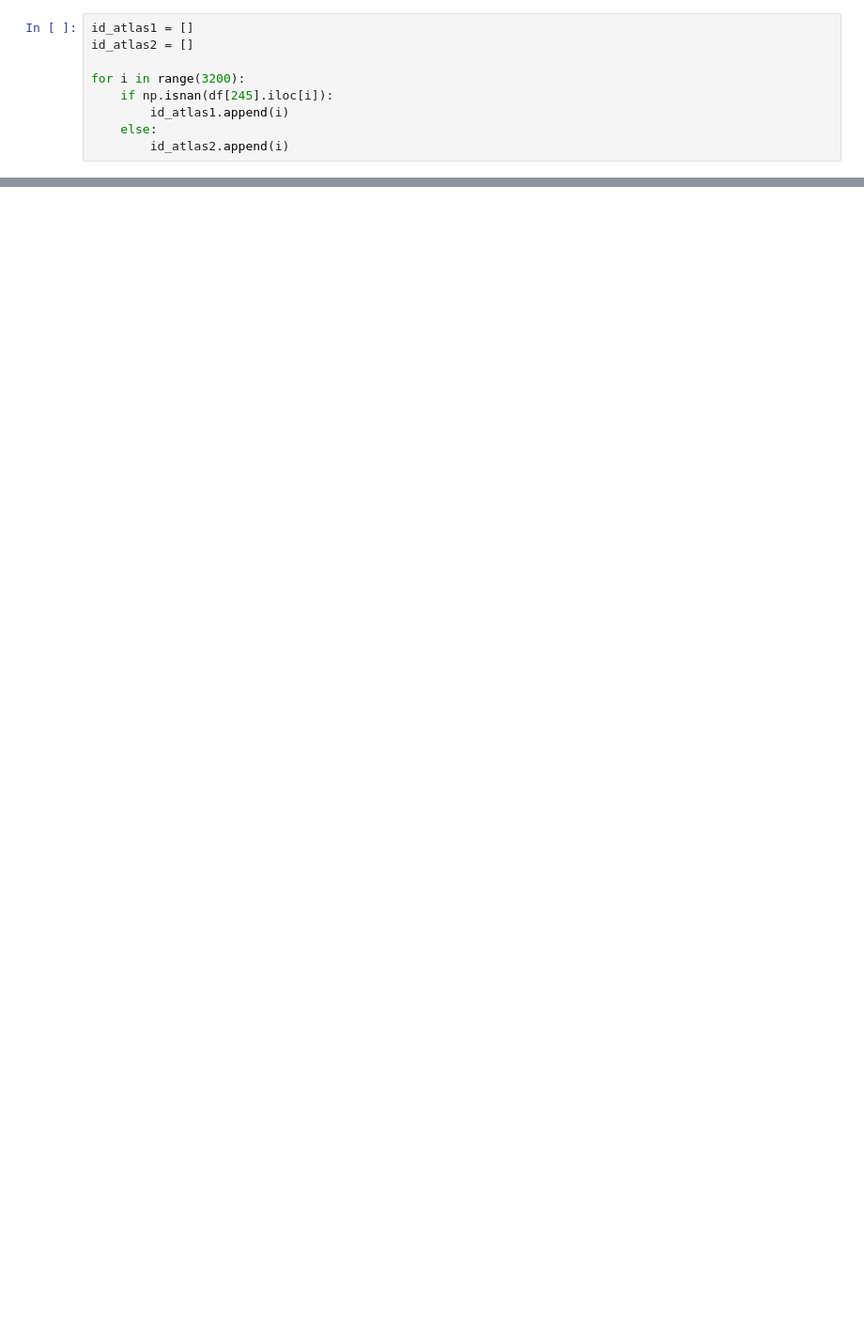
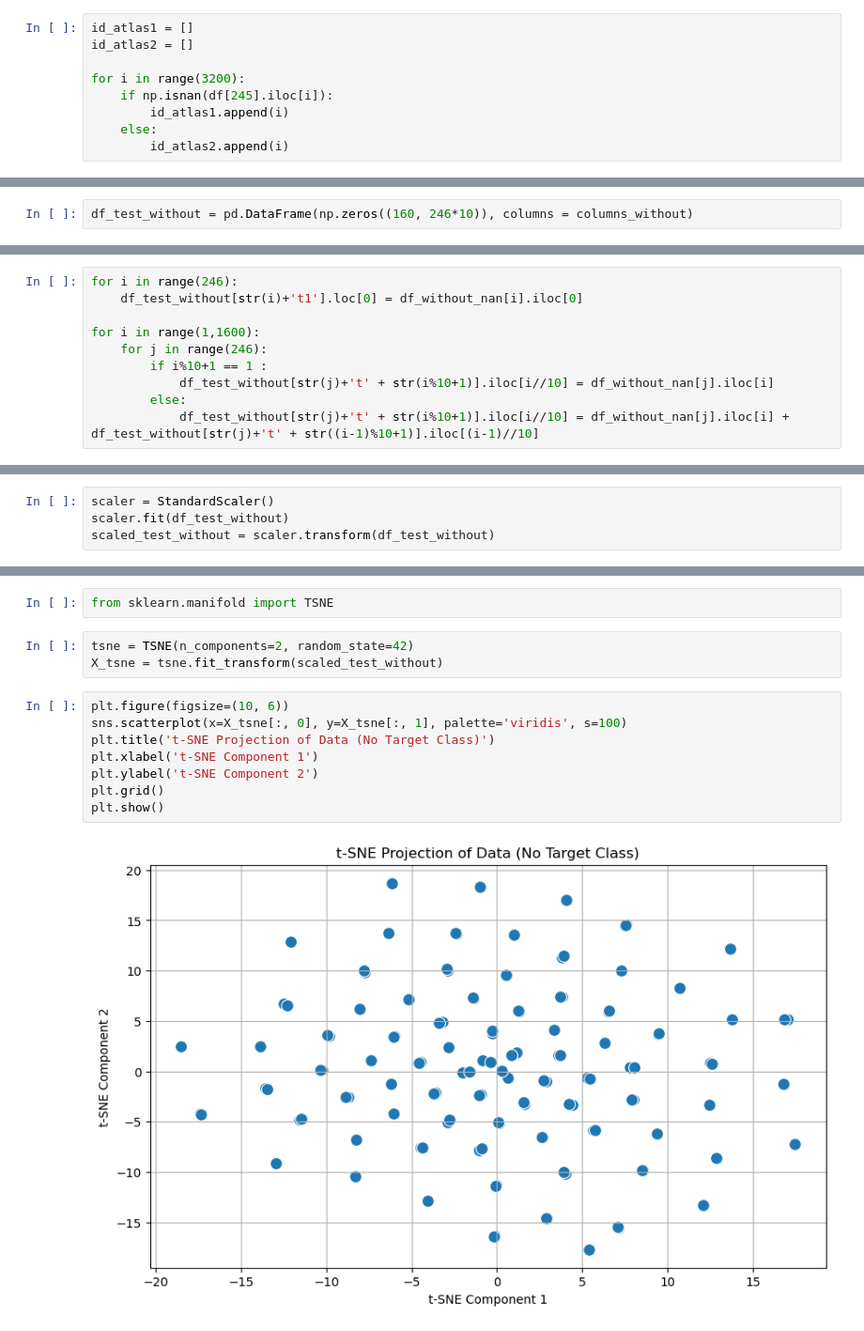
Before and after one commit to TimOvch/ML-study, a Jupyter notebook: AIDAO/track_1/Untitled.ipynb, the cells around one changed output, grey strips where cells are left out. Shown at 94% size. Drawn from its saved outputs; the diff is of its cells as text; blank space fills up the shorter version.

```diff
--- a/AIDAO/track_1/Untitled.ipynb
+++ b/AIDAO/track_1/Untitled.ipynb
@@ -46,0 +76,2 @@ Atlas1 = pd.DataFrame(np.zeros((1600,  )))
+# %%
+df_test_without = pd.DataFrame(np.zeros((160, 246*10)), columns = columns_without)
@@ -46,0 +94,10 @@ Atlas1 = pd.DataFrame(np.zeros((1600,  )))
+# %%
+for i in range(246):
+    df_test_without[str(i)+'t1'].loc[0] = df_without_nan[i].iloc[0]
+
+for i in range(1,1600):
+    for j in range(246):
+        if i%10+1 == 1 :
+            df_test_without[str(j)+'t' + str(i%10+1)].iloc[i//10] = df_without_nan[j].iloc[i]
+        else:
+            df_test_without[str(j)+'t' + str(i%10+1)].iloc[i//10] = df_without_nan[j].iloc[i] + df_test_without[str(j)+'t' + str((i-1)%10+1)].iloc[(i-1)//10]
@@ -46,0 +130,4 @@ Atlas1 = pd.DataFrame(np.zeros((1600,  )))
+# %%
+scaler = StandardScaler()
+scaler.fit(df_test_without)
+scaled_test_without = scaler.transform(df_test_without)
@@ -46,0 +148,15 @@ Atlas1 = pd.DataFrame(np.zeros((1600,  )))
+# %%
+from sklearn.manifold import TSNE
+# %%
+tsne = TSNE(n_components=2, random_state=42)
+X_tsne = tsne.fit_transform(scaled_test_without)
+# %%
+plt.figure(figsize=(10, 6))
+sns.scatterplot(x=X_tsne[:, 0], y=X_tsne[:, 1], palette='viridis', s=100)
+plt.title('t-SNE Projection of Data (No Target Class)')
+plt.xlabel('t-SNE Component 1')
+plt.ylabel('t-SNE Component 2')
+plt.grid()
+plt.show()
+# %% [output]
+[figure, added]
```
Also changed, not shown: parts of 22 cells of this notebook.
